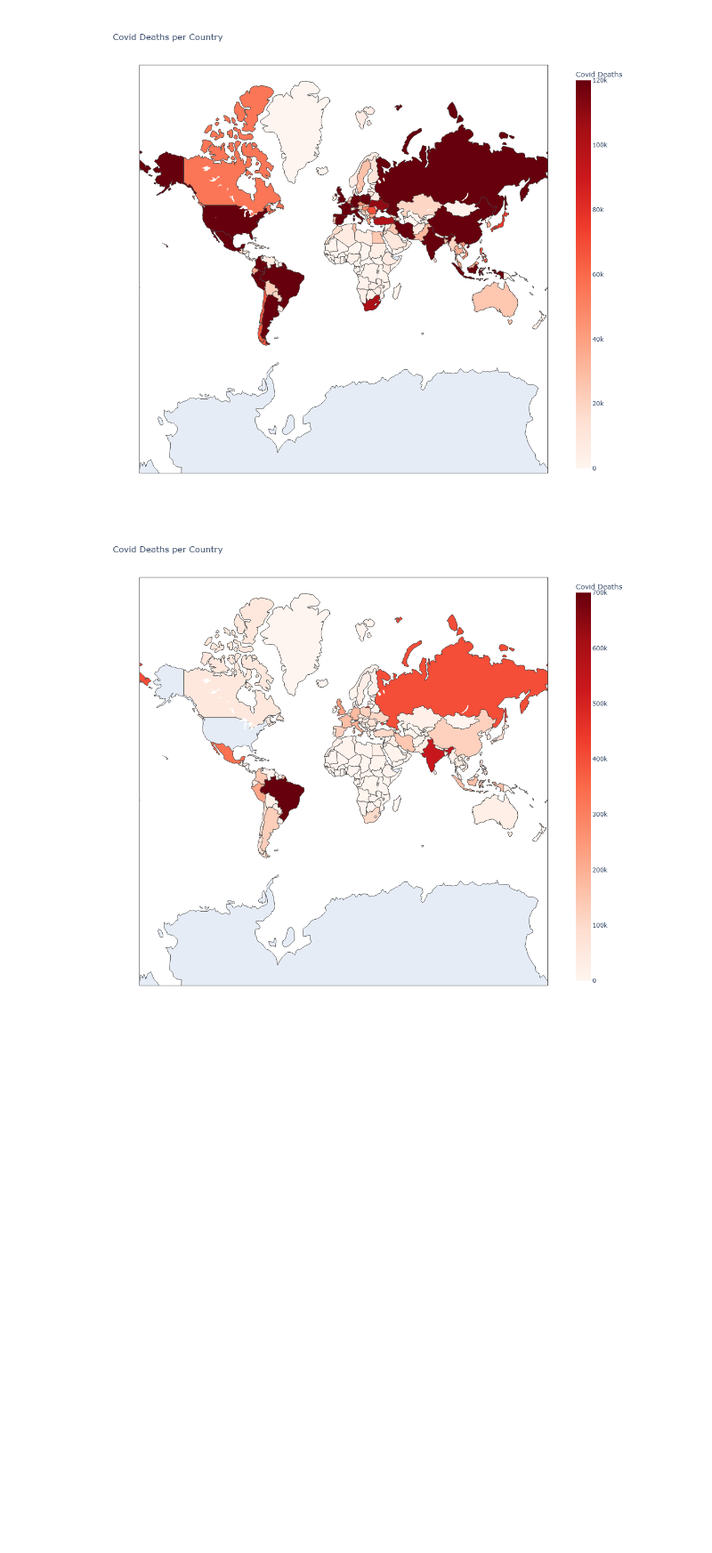
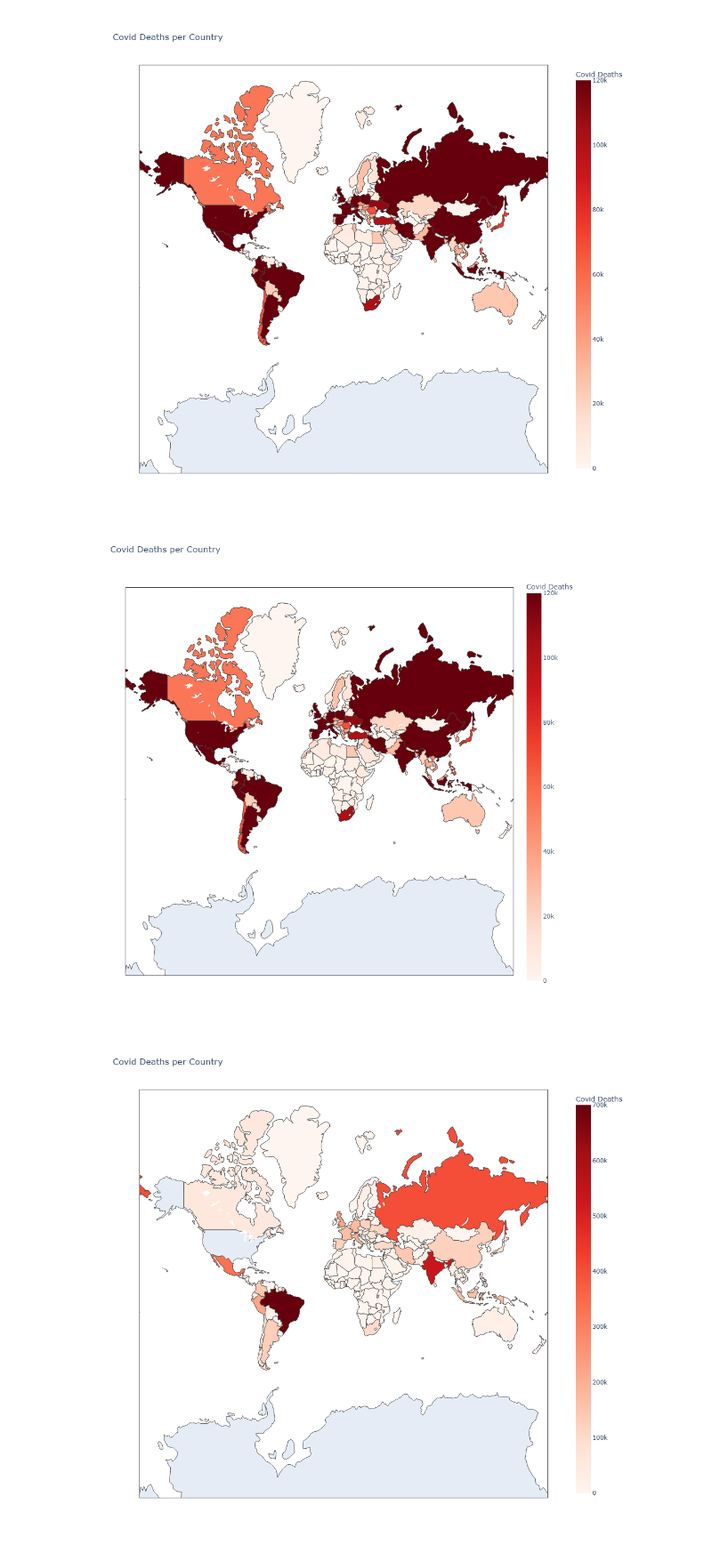
Before and after one commit to ReubenKumar/Covid_Project, a Jupyter notebook: Scripts/Covid_Data_Visualisation.ipynb, the cells around one changed output. Shown at 89% size. Cells and saved outputs as stored; diff of their text form; code cells hidden in the pictures; blank space fills up the shorter version.

```diff
--- a/Scripts/Covid_Data_Visualisation.ipynb
+++ b/Scripts/Covid_Data_Visualisation.ipynb
@@ -151,6 +174,12 @@ choromap.update_layout(
 choromap.show()
 # %% [output]
 [figure]
+# %%
+#save plot
+pio.write_image(choromap, "choromap2.png")
+Image("choromap2.png")
+# %% [output]
+[figure, added]
 # %%
 #plot without the us data
 df_no_us = df_agg.drop(df_agg[df_agg['location']=='United States'].index)
```
Also changed, not shown: parts of 6 cells of this notebook.
